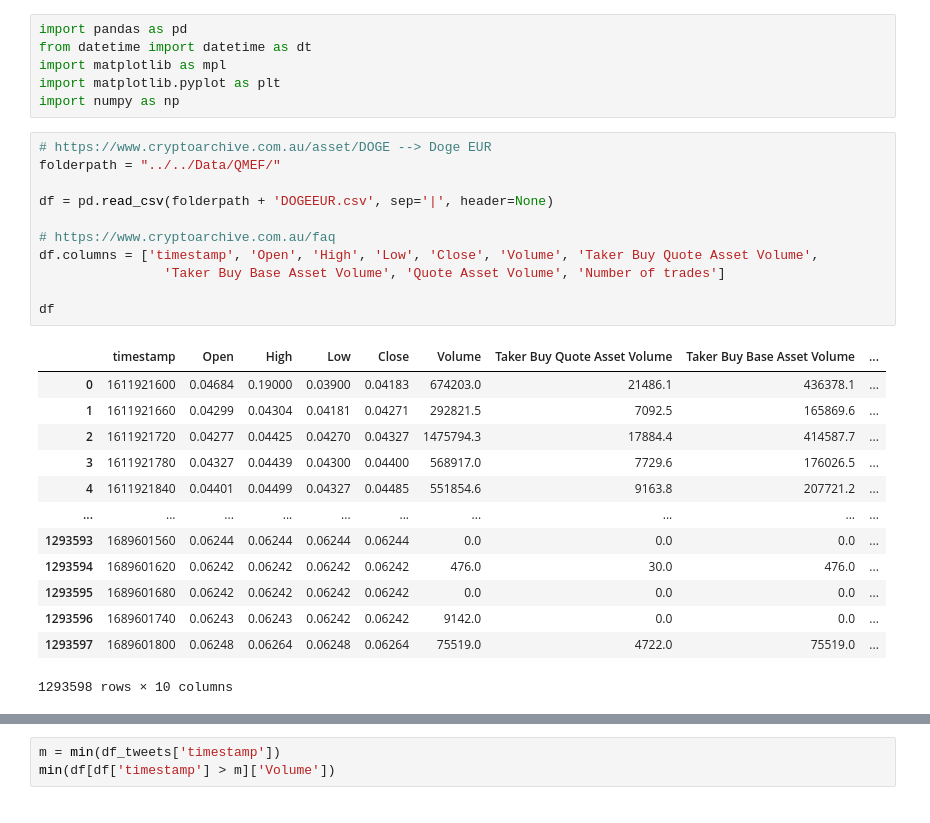
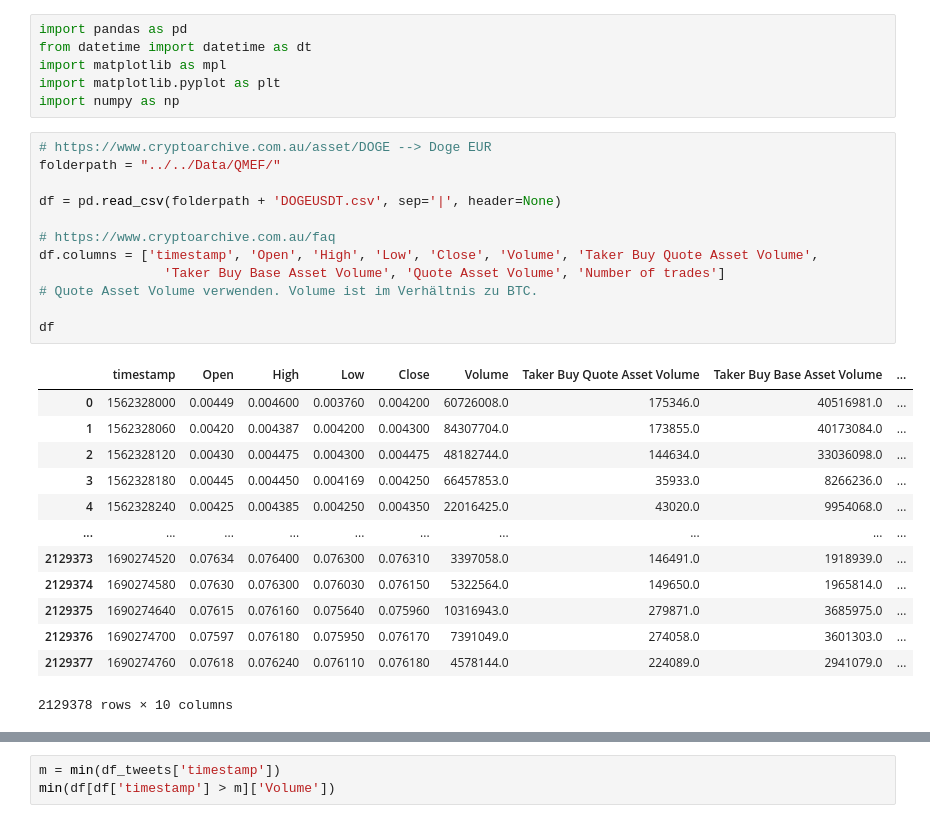
Before and after one commit to Zin9zan9/QMEF, a Jupyter notebook: doge_coin_prices.ipynb, the cells around one changed output, grey strips where cells are left out. Cells and saved outputs as stored; diff of their text form.

```diff
--- a/doge_coin_prices.ipynb
+++ b/doge_coin_prices.ipynb
@@ -7,28 +7,29 @@ import numpy as np
 # %%
 # https://www.cryptoarchive.com.au/asset/DOGE --> Doge EUR
 folderpath = "../../Data/QMEF/"
 
-df = pd.read_csv(folderpath + 'DOGEEUR.csv', sep='|', header=None)
+df = pd.read_csv(folderpath + 'DOGEUSDT.csv', sep='|', header=None)
 
 # https://www.cryptoarchive.com.au/faq
 df.columns = ['timestamp', 'Open', 'High', 'Low', 'Close', 'Volume', 'Taker Buy Quote Asset Volume',
                 'Taker Buy Base Asset Volume', 'Quote Asset Volume', 'Number of trades']
+# Quote Asset Volume verwenden. Volume ist im Verhältnis zu BTC.
 
 df
 # %% [output]
 |  | timestamp | Open | High | Low | Close | Volume | Taker Buy Quote Asset Volume | Taker Buy Base Asset Volume | ... |
-| 0 | 1611921600 | 0.04684 | 0.19000 | 0.03900 | 0.04183 | 674203.0 | 21486.1 | 436378.1 | ... |
-| 1 | 1611921660 | 0.04299 | 0.04304 | 0.04181 | 0.04271 | 292821.5 | 7092.5 | 165869.6 | ... |
-| 2 | 1611921720 | 0.04277 | 0.04425 | 0.04270 | 0.04327 | 1475794.3 | 17884.4 | 414587.7 | ... |
-| 3 | 1611921780 | 0.04327 | 0.04439 | 0.04300 | 0.04400 | 568917.0 | 7729.6 | 176026.5 | ... |
-| 4 | 1611921840 | 0.04401 | 0.04499 | 0.04327 | 0.04485 | 551854.6 | 9163.8 | 207721.2 | ... |
+| 0 | 1562328000 | 0.00449 | 0.004600 | 0.003760 | 0.004200 | 60726008.0 | 175346.0 | 40516981.0 | ... |
+| 1 | 1562328060 | 0.00420 | 0.004387 | 0.004200 | 0.004300 | 84307704.0 | 173855.0 | 40173084.0 | ... |
+| 2 | 1562328120 | 0.00430 | 0.004475 | 0.004300 | 0.004475 | 48182744.0 | 144634.0 | 33036098.0 | ... |
+| 3 | 1562328180 | 0.00445 | 0.004450 | 0.004169 | 0.004250 | 66457853.0 | 35933.0 | 8266236.0 | ... |
+| 4 | 1562328240 | 0.00425 | 0.004385 | 0.004250 | 0.004350 | 22016425.0 | 43020.0 | 9954068.0 | ... |
 | ... | ... | ... | ... | ... | ... | ... | ... | ... | ... |
-| 1293593 | 1689601560 | 0.06244 | 0.06244 | 0.06244 | 0.06244 | 0.0 | 0.0 | 0.0 | ... |
-| 1293594 | 1689601620 | 0.06242 | 0.06242 | 0.06242 | 0.06242 | 476.0 | 30.0 | 476.0 | ... |
-| 1293595 | 1689601680 | 0.06242 | 0.06242 | 0.06242 | 0.06242 | 0.0 | 0.0 | 0.0 | ... |
-| 1293596 | 1689601740 | 0.06243 | 0.06243 | 0.06242 | 0.06242 | 9142.0 | 0.0 | 0.0 | ... |
-| 1293597 | 1689601800 | 0.06248 | 0.06264 | 0.06248 | 0.06264 | 75519.0 | 4722.0 | 75519.0 | ... |
+| 2129373 | 1690274520 | 0.07634 | 0.076400 | 0.076300 | 0.076310 | 3397058.0 | 146491.0 | 1918939.0 | ... |
+| 2129374 | 1690274580 | 0.07630 | 0.076300 | 0.076030 | 0.076150 | 5322564.0 | 149650.0 | 1965814.0 | ... |
+| 2129375 | 1690274640 | 0.07615 | 0.076160 | 0.075640 | 0.075960 | 10316943.0 | 279871.0 | 3685975.0 | ... |
+| 2129376 | 1690274700 | 0.07597 | 0.076180 | 0.075950 | 0.076170 | 7391049.0 | 274058.0 | 3601303.0 | ... |
+| 2129377 | 1690274760 | 0.07618 | 0.076240 | 0.076110 | 0.076180 | 4578144.0 | 224089.0 | 2941079.0 | ... |
-1293598 rows × 10 columns
+2129378 rows × 10 columns
 # %%
 df_tweets = pd.read_csv("../../Data/QMEF/tweet_analysis.csv", sep=";", encoding='utf8', parse_dates=['CreatedAt', 'UTC'])
 df_tweets.drop_duplicates('TweetId', inplace = True)
```
Also changed, not shown: parts of 4 cells of this notebook, 2 other files.
